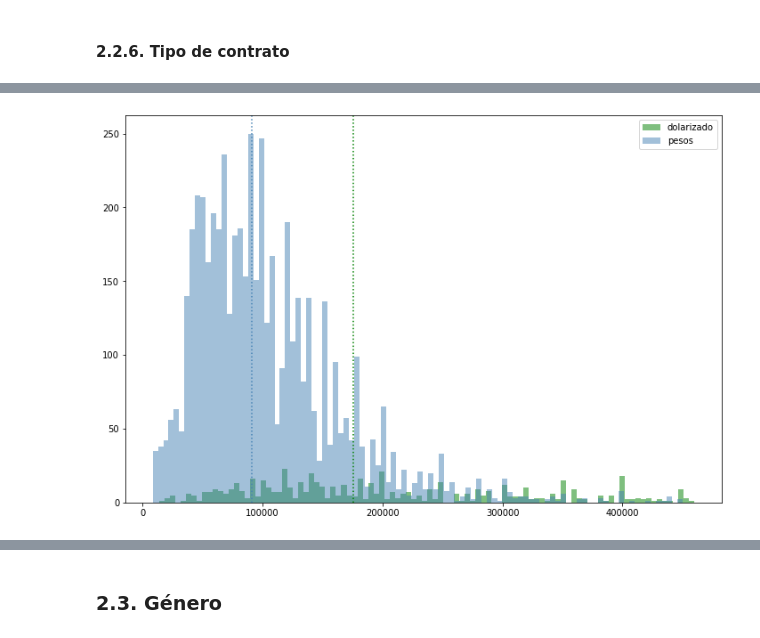
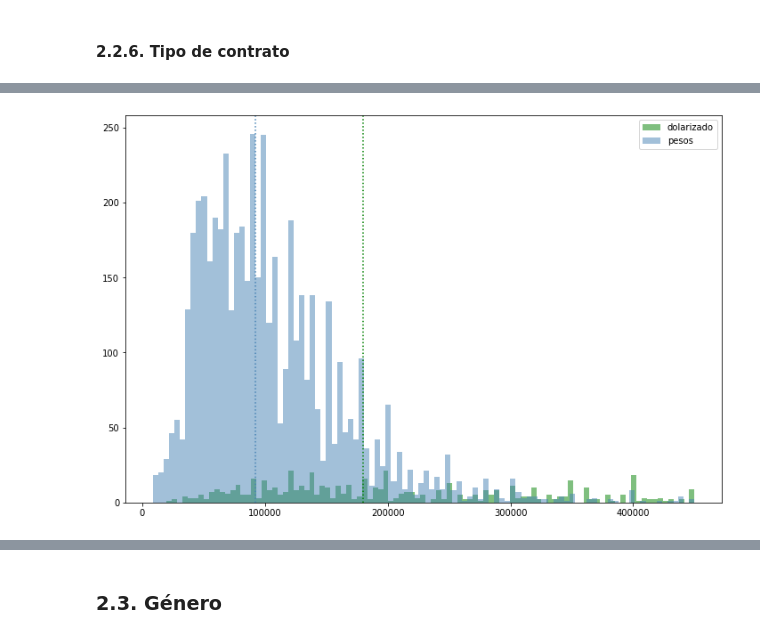
Before and after one commit to lucianacastro/openqube-sueldos, a Jupyter notebook: pipeline/data-analysis.ipynb, the cells around one changed output, grey strips where cells are left out. Cells and saved outputs as stored; diff of their text form; code cells hidden in the pictures.

Commit message:
Removed data from countries other than Argentina

```diff
--- a/pipeline/data-analysis.ipynb
+++ b/pipeline/data-analysis.ipynb
@@ -77,6 +77,9 @@ raw_dataframe.columns = (
     )
 )
 
+# Eliminamos los datos que no pertenezcan a Argentina
+raw_dataframe = raw_dataframe[raw_dataframe["estoy_trabajando_en"] == "Argentina"]
+
 dataframe = raw_dataframe.copy()
 
 display([column for column in dataframe.columns])
@@ -1406,14 +1409,16 @@ charts["sueldo_dolarizado_salary_median"] = to_rechart(df)
 # %%
 _, ax = plt.subplots(1, 1, figsize=(12, 8), sharex=True)
 _dolar = dataframe[dataframe.sueldo_dolarizado].salario_mensual_bruto_en_tu_moneda_local
-_no_dolar = dataframe[~dataframe.sueldo_dolarizado].salario_mensual_bruto_en_tu_moneda_local
-ax.hist(_dolar, bins=100, label='dolarizado', alpha=0.5, color='green')
-ax.hist(_no_dolar, bins=100, label='pesos', alpha=0.5, color='steelblue')
-ax.axvline(_dolar.median(), color='green', linestyle='dotted')
-ax.axvline(_no_dolar.median(), color='steelblue', linestyle='dotted')
-ax.legend();
+_no_dolar = dataframe[
+    ~dataframe.sueldo_dolarizado
+].salario_mensual_bruto_en_tu_moneda_local
+ax.hist(_dolar, bins=100, label="dolarizado", alpha=0.5, color="green")
+ax.hist(_no_dolar, bins=100, label="pesos", alpha=0.5, color="steelblue")
+ax.axvline(_dolar.median(), color="green", linestyle="dotted")
+ax.axvline(_no_dolar.median(), color="steelblue", linestyle="dotted")
+ax.legend()
 # %% [output]
-[figure, old version]
+[figure, new version]
 [interactive output not drawn]
 # %% [markdown]
 ### 2.3. Género
```
Also changed, not shown: parts of 55 cells of this notebook.
